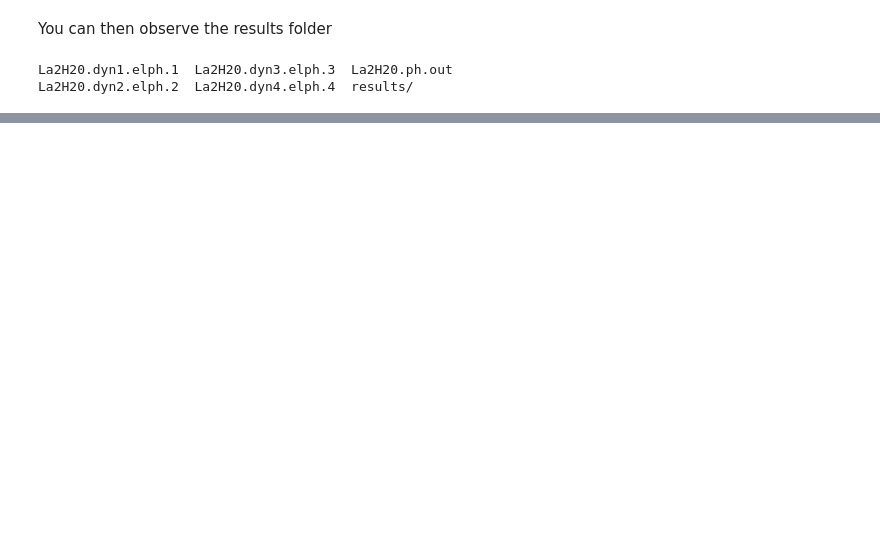
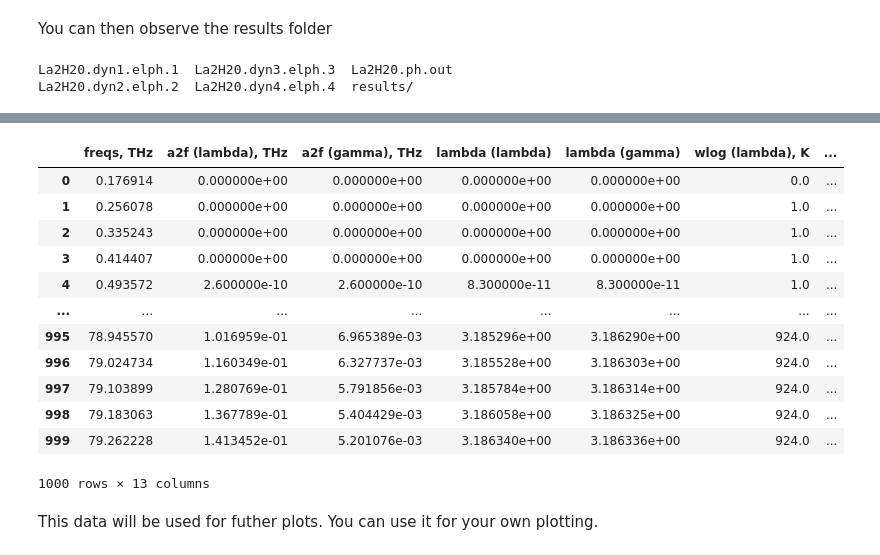
Before and after one commit to GitGreg228/a2f, a Jupyter notebook: notebooks/a2f_tutorial.ipynb, the cells around one changed output, grey strips where cells are left out. Drawn from its saved outputs; the diff is of its cells as text; code cells hidden in the pictures; blank space fills up the shorter version.

```diff
--- a/notebooks/a2f_tutorial.ipynb
+++ b/notebooks/a2f_tutorial.ipynb
@@ -129,0 +229,18 @@ where
+# %%
+display(a2f)
+# %% [output]
+|  | freqs, THz | a2f (lambda), THz | a2f (gamma), THz | lambda (lambda) | lambda (gamma) | wlog (lambda), K | ... |
+| 0 | 0.176914 | 0.000000e+00 | 0.000000e+00 | 0.000000e+00 | 0.000000e+00 | 0.0 | ... |
+| 1 | 0.256078 | 0.000000e+00 | 0.000000e+00 | 0.000000e+00 | 0.000000e+00 | 1.0 | ... |
+| 2 | 0.335243 | 0.000000e+00 | 0.000000e+00 | 0.000000e+00 | 0.000000e+00 | 1.0 | ... |
+| 3 | 0.414407 | 0.000000e+00 | 0.000000e+00 | 0.000000e+00 | 0.000000e+00 | 1.0 | ... |
+| 4 | 0.493572 | 2.600000e-10 | 2.600000e-10 | 8.300000e-11 | 8.300000e-11 | 1.0 | ... |
+| ... | ... | ... | ... | ... | ... | ... | ... |
+| 995 | 78.945570 | 1.016959e-01 | 6.965389e-03 | 3.185296e+00 | 3.186290e+00 | 924.0 | ... |
+| 996 | 79.024734 | 1.160349e-01 | 6.327737e-03 | 3.185528e+00 | 3.186303e+00 | 924.0 | ... |
+| 997 | 79.103899 | 1.280769e-01 | 5.791856e-03 | 3.185784e+00 | 3.186314e+00 | 924.0 | ... |
+| 998 | 79.183063 | 1.367789e-01 | 5.404429e-03 | 3.186058e+00 | 3.186325e+00 | 924.0 | ... |
+| 999 | 79.262228 | 1.413452e-01 | 5.201076e-03 | 3.186340e+00 | 3.186336e+00 | 924.0 | ... |
+1000 rows × 13 columns
+# %% [markdown]
+This data will be used for futher plots. You can use it for your own plotting.
```
Also changed, not shown: parts of 32 cells of this notebook.
